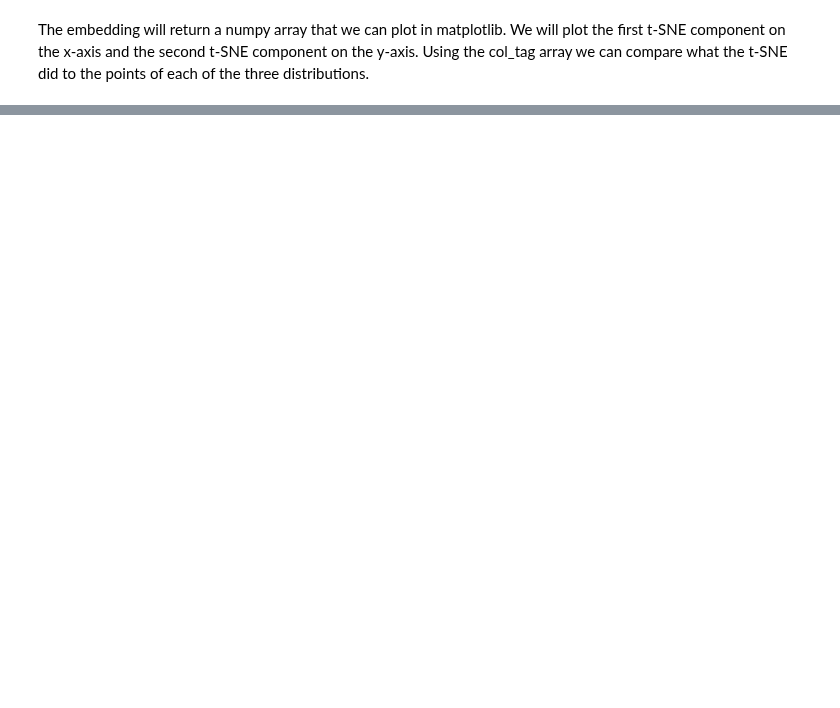
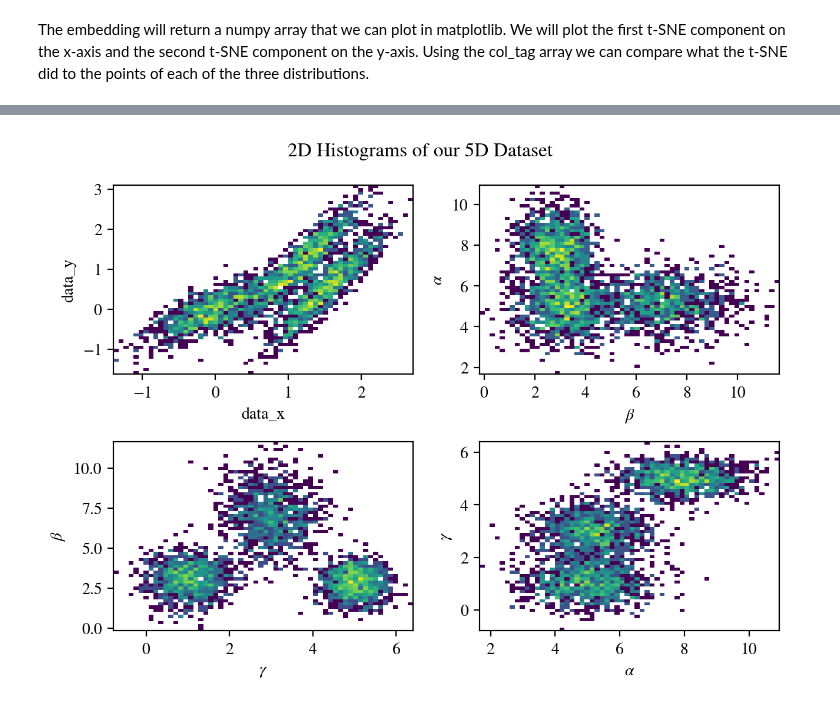
Before and after one commit to dneto1729/MUSIC_with_python, a Jupyter notebook: tutorials/6 - Manifold Clustering with tSNE.ipynb, the cells around one changed output, grey strips where cells are left out. Saved outputs shown, nothing was run; the diff lists cells and outputs as text; code cells hidden in the pictures; blank space fills up the shorter version.

```diff
--- a/tutorials/6 - Manifold Clustering with tSNE.ipynb
+++ b/tutorials/6 - Manifold Clustering with tSNE.ipynb
@@ -104,0 +119,17 @@ plt.show()
+# %%
+# Alpha
+alpha_r = rng.normal(5.0,1.0,1000)
+alpha_b = rng.normal(5.2,0.9,1000)
+alpha_g = rng.normal(8.0,1.0,1000)
+# Beta
+beta_r = rng.normal(3.0,1.0,1000)
+beta_b = rng.normal(7.0,1.5,1000)
+beta_g = rng.normal(2.8,0.8,1000)
+# Gamma
+gamma_r = rng.normal(1.0,0.5,1000)
+gamma_b = rng.normal(3.0,0.6,1000)
+gamma_g = rng.normal(5.0,0.4,1000)
+#
+alpha_data = np.concatenate((alpha_r,alpha_b,alpha_g))
+beta_data = np.concatenate((beta_r,beta_b,beta_g))
+gamma_data = np.concatenate((gamma_r,gamma_b,gamma_g))
@@ -104,0 +142,24 @@ plt.show()
+# %%
+fig, ax = plt.subplots(2,2)
+fig.suptitle('2D Histograms of our 5D Dataset')
+
+ax[0,0].hist2d(test_data[:,0],test_data[:,1], bins=60, norm=LogNorm())
+ax[0,0].set_xlabel('data_x')
+ax[0,0].set_ylabel('data_y')
+#
+ax[0,1].hist2d(beta_data, alpha_data, bins=60, norm=LogNorm())
+ax[0,1].set_xlabel(r'$\beta$')
+ax[0,1].set_ylabel(r'$\alpha$')
+#
+ax[1,0].hist2d(gamma_data, beta_data, bins=60, norm=LogNorm())
+ax[1,0].set_xlabel(r'$\gamma$')
+ax[1,0].set_ylabel(r'$\beta$')
+#
+ax[1,1].hist2d(alpha_data, gamma_data, bins=60, norm=LogNorm())
+ax[1,1].set_xlabel(r'$\alpha$')
+ax[1,1].set_ylabel(r'$\gamma$')
+
+plt.tight_layout()
+plt.show()
+# %% [output]
+[figure, added]
```
Also changed, not shown: parts of 17 cells of this notebook.
